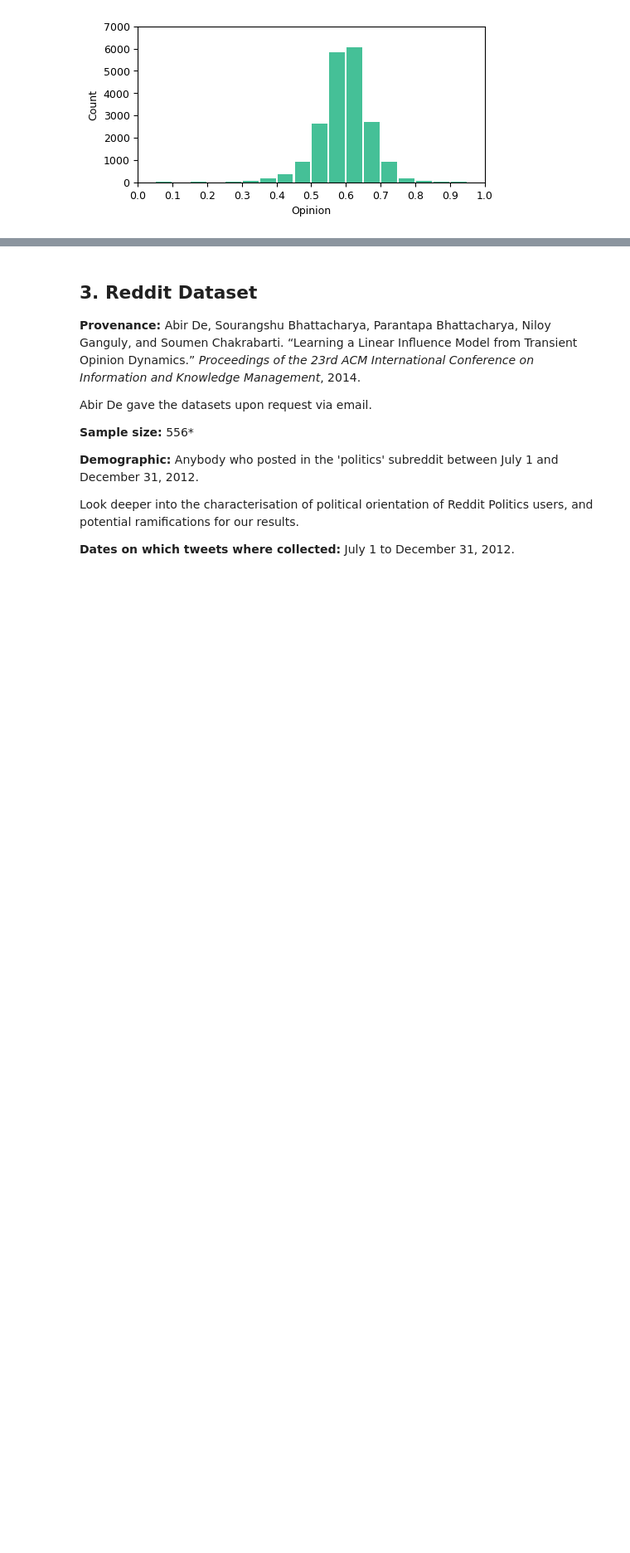
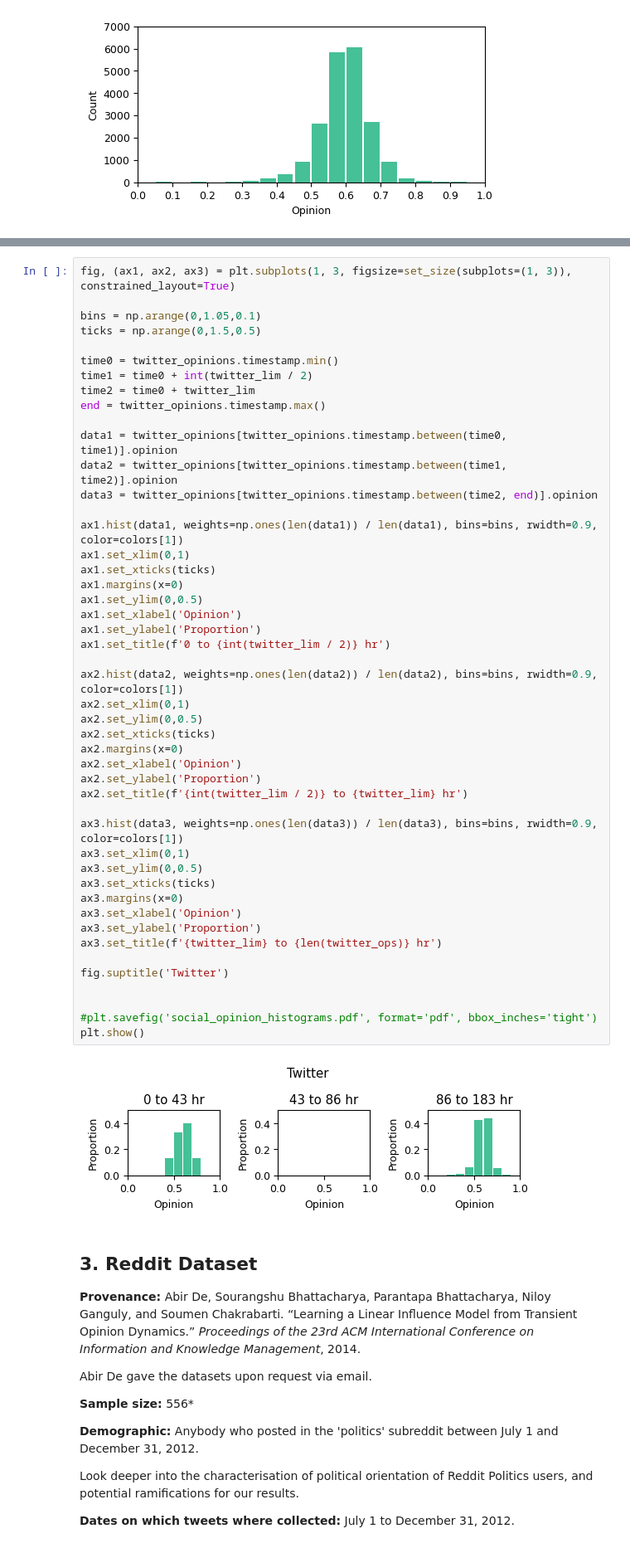
Before and after one commit to J0HNN7G/politic-polar-epsrc, a Jupyter notebook: exploration.ipynb, the cells around one changed output, grey strips where cells are left out. Shown: that part at 83% size. Saved outputs shown, nothing was run; the diff lists cells and outputs as text; blank space fills up the shorter version.

```diff
--- a/exploration.ipynb
+++ b/exploration.ipynb
@@ -1005,3 +1041,52 @@ plt.show()
+# %%
+fig, (ax1, ax2, ax3) = plt.subplots(1, 3, figsize=set_size(subplots=(1, 3)), constrained_layout=True)
+
+bins = np.arange(0,1.05,0.1)
+ticks = np.arange(0,1.5,0.5)
+
+time0 = twitter_opinions.timestamp.min()
+time1 = time0 + int(twitter_lim / 2)
+time2 = time0 + twitter_lim
+end = twitter_opinions.timestamp.max()
+
+data1 = twitter_opinions[twitter_opinions.timestamp.between(time0, time1)].opinion
+data2 = twitter_opinions[twitter_opinions.timestamp.between(time1, time2)].opinion
+data3 = twitter_opinions[twitter_opinions.timestamp.between(time2, end)].opinion
+
+ax1.hist(data1, weights=np.ones(len(data1)) / len(data1), bins=bins, rwidth=0.9, color=colors[1])
+ax1.set_xlim(0,1)
+ax1.set_xticks(ticks)
+ax1.margins(x=0)
+ax1.set_ylim(0,0.5)
+ax1.set_xlabel('Opinion')
+ax1.set_ylabel('Proportion')
+ax1.set_title(f'0 to {int(twitter_lim / 2)} hr')
+
+ax2.hist(data2, weights=np.ones(len(data2)) / len(data2), bins=bins, rwidth=0.9, color=colors[1])
+ax2.set_xlim(0,1)
+ax2.set_ylim(0,0.5)
+ax2.set_xticks(ticks)
+ax2.margins(x=0)
+ax2.set_xlabel('Opinion')
+ax2.set_ylabel('Proportion')
+ax2.set_title(f'{int(twitter_lim / 2)} to {twitter_lim} hr')
+
+ax3.hist(data3, weights=np.ones(len(data3)) / len(data3), bins=bins, rwidth=0.9, color=colors[1])
+ax3.set_xlim(0,1)
+ax3.set_ylim(0,0.5)
+ax3.set_xticks(ticks)
+ax3.margins(x=0)
+ax3.set_xlabel('Opinion')
+ax3.set_ylabel('Proportion')
+ax3.set_title(f'{twitter_lim} to {len(twitter_ops)} hr')
+
+fig.suptitle('Twitter')
+
+
+#plt.savefig('social_opinion_histograms.pdf', format='pdf', bbox_inches='tight')
+plt.show()
+# %% [output]
+[figure, added]
 # %% [markdown]
 ## 3. Reddit Dataset
 
```
Also changed, not shown: parts of 17 cells of this notebook.
